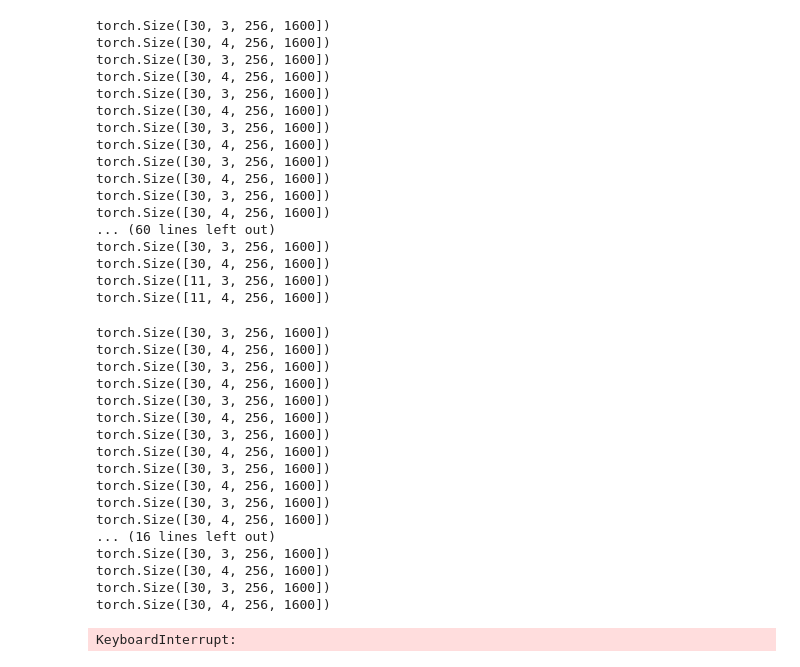
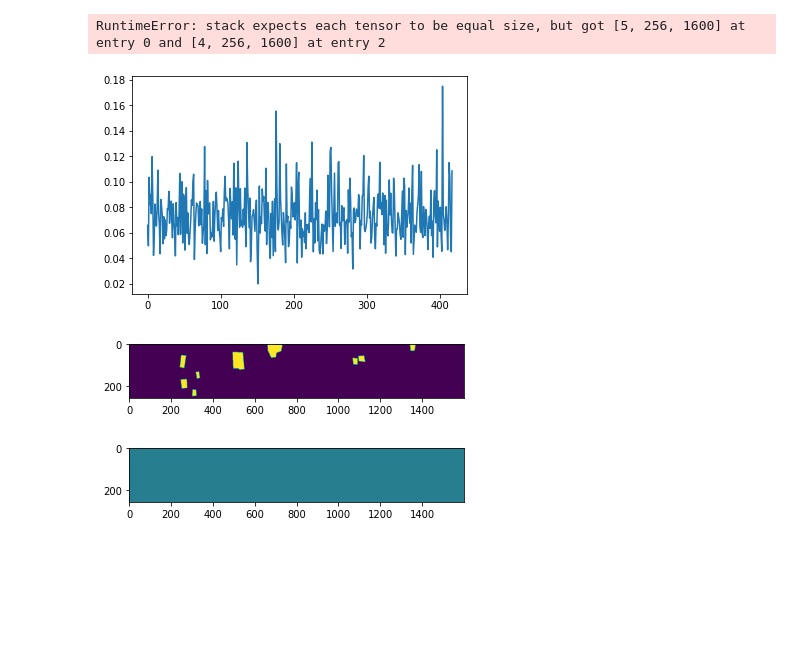
Before and after one commit to EganJ/CS4375Project, a Jupyter notebook: test_fcnn.ipynb, the cells around one changed output. Saved outputs shown, nothing was run; the diff lists cells and outputs as text; code cells hidden in the pictures; blank space fills up the shorter version.

```diff
--- a/test_fcnn.ipynb
+++ b/test_fcnn.ipynb
@@ -6,47 +7,32 @@ from tqdm.auto import tqdm
 from torch import nn, Tensor
 from os import path
 from data.loaders import SteelLoader
+# %%
+network = fcnn.SimpleFCN(dim_out=5)
+steel_train = SteelLoader()
+
+batch_losses = []
+loss_fn = nn.CrossEntropyLoss()
+
+optim = torch.optim.SGD(network.parameters(), lr = 1e-8, momentum=0.2)
 # %%
-steel_train = SteelLoader()
-
-for i in range(4):
+for epoch in range(10):
     steel_train.shuffle()
     for x, y in tqdm(steel_train):
-        print(x.shape)
-        print(y.shape)
+        y_pred = network(x)
+        loss = loss_fn(y_pred, y)
+
+        optim.zero_grad()
+        loss.backward()
+        optim.step()
+
+        batch_losses.append(loss.item())
 # %% [output]
-torch.Size([30, 3, 256, 1600])
-torch.Size([30, 4, 256, 1600])
-torch.Size([30, 3, 256, 1600])
-torch.Size([30, 4, 256, 1600])
-torch.Size([30, 3, 256, 1600])
-torch.Size([30, 4, 256, 1600])
-torch.Size([30, 3, 256, 1600])
-torch.Size([30, 4, 256, 1600])
-torch.Size([30, 3, 256, 1600])
-torch.Size([30, 4, 256, 1600])
-torch.Size([30, 3, 256, 1600])
-torch.Size([30, 4, 256, 1600])
-... (60 lines left out)
-torch.Size([30, 3, 256, 1600])
-torch.Size([30, 4, 256, 1600])
-torch.Size([11, 3, 256, 1600])
-torch.Size([11, 4, 256, 1600])
+RuntimeError: stack expects each tensor to be equal size, but got [5, 256, 1600] at entry 0 and [4, 256, 1600] at entry 2
-torch.Size([30, 3, 256, 1600])
-torch.Size([30, 4, 256, 1600])
-torch.Size([30, 3, 256, 1600])
-torch.Size([30, 4, 256, 1600])
-torch.Size([30, 3, 256, 1600])
-torch.Size([30, 4, 256, 1600])
-torch.Size([30, 3, 256, 1600])
-torch.Size([30, 4, 256, 1600])
-torch.Size([30, 3, 256, 1600])
-torch.Size([30, 4, 256, 1600])
-torch.Size([30, 3, 256, 1600])
-torch.Size([30, 4, 256, 1600])
-... (16 lines left out)
-torch.Size([30, 3, 256, 1600])
-torch.Size([30, 4, 256, 1600])
-torch.Size([30, 3, 256, 1600])
-torch.Size([30, 4, 256, 1600])
-KeyboardInterrupt:
+# %%
+plt.figure()
+plt.plot(batch_losses)
+plt.show()
+plt.close()
+# %% [output]
+[figure, added]
@@ -52,0 +49,6 @@ KeyboardInterrupt:
+# %%
+plot_img(target_labels)
+plot_img(predicted_labels)
+# %% [output]
+[figure, added]
+[figure, added]
```
Also changed, not shown: parts of 5 cells of this notebook, 1 other file.
